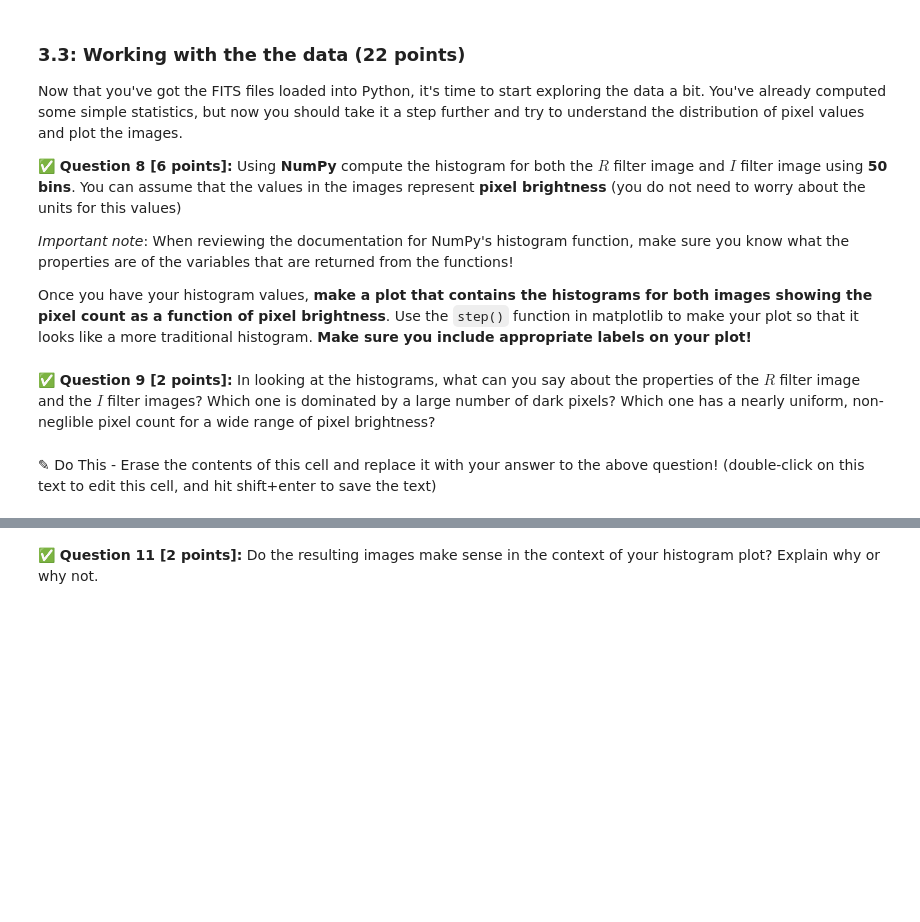
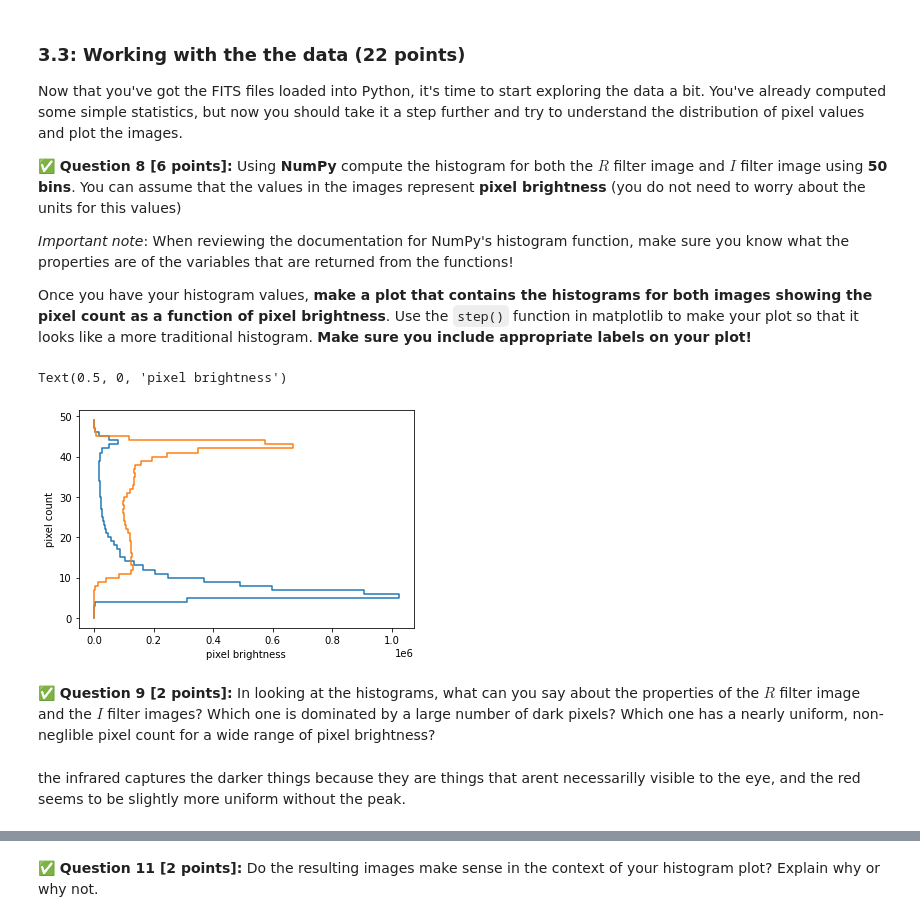
Before and after one commit to Michael-Bellaver/cmse202-s21-turnin, a Jupyter notebook: hw-01/HW-01_GitPracticeDebuggingAndPythonPackages-STUDENT.ipynb, the cells around one changed output, grey strips where cells are left out. Drawn from its saved outputs; the diff is of its cells as text; code cells hidden in the pictures; blank space fills up the shorter version.

```diff
--- a/hw-01/HW-01_GitPracticeDebuggingAndPythonPackages-STUDENT.ipynb
+++ b/hw-01/HW-01_GitPracticeDebuggingAndPythonPackages-STUDENT.ipynb
@@ -251,7 +249,22 @@ Once you have your histogram values, **make a plot that contains the histograms
+# %%
+# Put your code here
+import matplotlib.pyplot as plt
+%matplotlib inline
+ir_hist = np.histogram(ir,bins=50)
+red_hist = np.histogram(red,bins=50)
+#ir_hist
+#red_hist
+plt.step(ir_hist[0],np.arange(0,50))
+plt.step(red_hist[0],np.arange(0,50))
+plt.ylabel("pixel count")
+plt.xlabel("pixel brightness")
+# %% [output]
+Text(0.5, 0, 'pixel brightness')
+[figure, added]
 # %% [markdown]
 **&#9989; Question 9 [2 points]:** In looking at the histograms, what can you say about the properties of the $R$ filter image and the $I$ filter images? Which one is dominated by a large number of dark pixels? Which one has a nearly uniform, non-neglible pixel count for a wide range of pixel brightness?
-# %% [markdown]
-<font size=+3>&#9998;</font> Do This - Erase the contents of this cell and replace it with your answer to the above question!  (double-click on this text to edit this cell, and hit shift+enter to save the text)
+# %% [markdown]
+the infrared captures the darker things because they are things that arent necessarilly visible to the eye, and the red seems to be slightly more uniform without the peak.
 # %% [markdown]
 Now that you have a bit of understanding about the the properties of the images are, let's see if the images themselves match your expectations.
 
```
Also changed, not shown: parts of 9 cells of this notebook.
